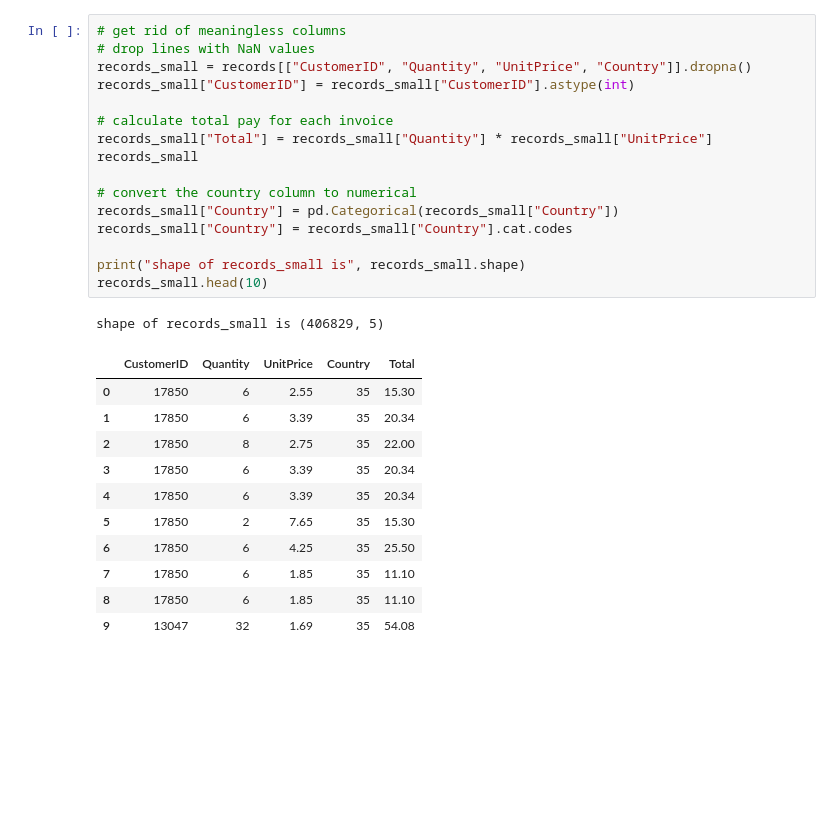
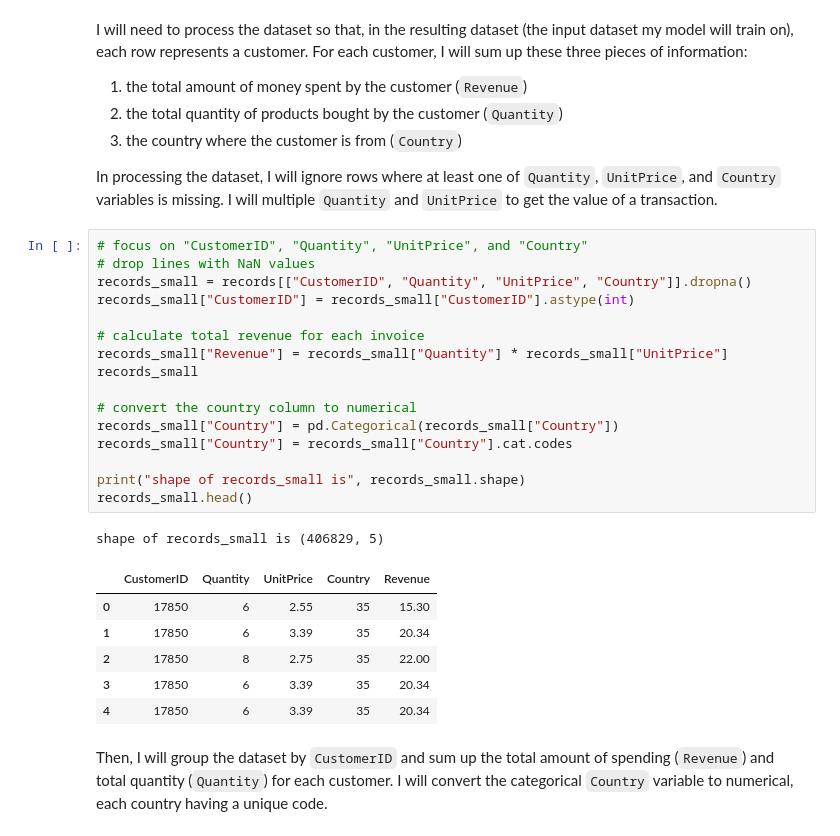
Before and after one commit to comp-machine-learning-spring2021/portfolio-MackieZhou, a Jupyter notebook: coding_1_unsupervised/coding_1.ipynb, the cells around one changed output. Cells and saved outputs as stored; diff of their text form; blank space fills up the shorter version.

```diff
--- a/coding_1_unsupervised/coding_1.ipynb
+++ b/coding_1_unsupervised/coding_1.ipynb
@@ -23,35 +39,40 @@ shape of records is (541909, 9)
 | 2 | 536365 | 84406B | CREAM CUPID HEARTS COAT HANGER | 8 | 29-Nov-16 | 2.75 | 17850.0 | United Kingdom | NaN |
 | 3 | 536365 | 84029G | KNITTED UNION FLAG HOT WATER BOTTLE | 6 | 29-Nov-16 | 3.39 | 17850.0 | United Kingdom | NaN |
 | 4 | 536365 | 84029E | RED WOOLLY HOTTIE WHITE HEART. | 6 | 29-Nov-16 | 3.39 | 17850.0 | United Kingdom | NaN |
+# %% [markdown]
+I will need to process the dataset so that, in the resulting dataset (the input dataset my model will train on), each row represents a customer. For each customer, I will sum up these three pieces of information:
+
+1. the total amount of money spent by the customer (`Revenue`)
+2. the total quantity of products bought by the customer (`Quantity`)
+3. the country where the customer is from (`Country`)
+
+In processing the dataset, I will ignore rows where at least one of `Quantity`, `UnitPrice`, and `Country` variables is missing. I will multiple `Quantity` and `UnitPrice` to get the value of a transaction.
 # %%
-# get rid of meaningless columns
+# focus on "CustomerID", "Quantity", "UnitPrice", and "Country"
 # drop lines with NaN values
 records_small = records[["CustomerID", "Quantity", "UnitPrice", "Country"]].dropna()
 records_small["CustomerID"] = records_small["CustomerID"].astype(int)
 
-# calculate total pay for each invoice
-records_small["Total"] = records_small["Quantity"] * records_small["UnitPrice"]
+# calculate total revenue for each invoice
+records_small["Revenue"] = records_small["Quantity"] * records_small["UnitPrice"]
 records_small
 
 # convert the country column to numerical
 records_small["Country"] = pd.Categorical(records_small["Country"])
 records_small["Country"] = records_small["Country"].cat.codes
 
 print("shape of records_small is", records_small.shape)
-records_small.head(10)
+records_small.head()
 # %% [output]
 shape of records_small is (406829, 5)
-|  | CustomerID | Quantity | UnitPrice | Country | Total |
+|  | CustomerID | Quantity | UnitPrice | Country | Revenue |
 | 0 | 17850 | 6 | 2.55 | 35 | 15.30 |
 | 1 | 17850 | 6 | 3.39 | 35 | 20.34 |
 | 2 | 17850 | 8 | 2.75 | 35 | 22.00 |
 | 3 | 17850 | 6 | 3.39 | 35 | 20.34 |
 | 4 | 17850 | 6 | 3.39 | 35 | 20.34 |
-| 5 | 17850 | 2 | 7.65 | 35 | 15.30 |
-| 6 | 17850 | 6 | 4.25 | 35 | 25.50 |
-| 7 | 17850 | 6 | 1.85 | 35 | 11.10 |
-| 8 | 17850 | 6 | 1.85 | 35 | 11.10 |
-| 9 | 13047 | 32 | 1.69 | 35 | 54.08 |
+# %% [markdown]
+Then, I will group the dataset by `CustomerID` and sum up the total amount of spending (`Revenue`) and total quantity (`Quantity`) for each customer. I will convert the categorical `Country` variable to numerical, each country having a unique code.
 # %%
 # get the total money each customer spent and the total quantity each customer bought
 
```
Also changed, not shown: parts of 23 cells of this notebook, 7 other files.
